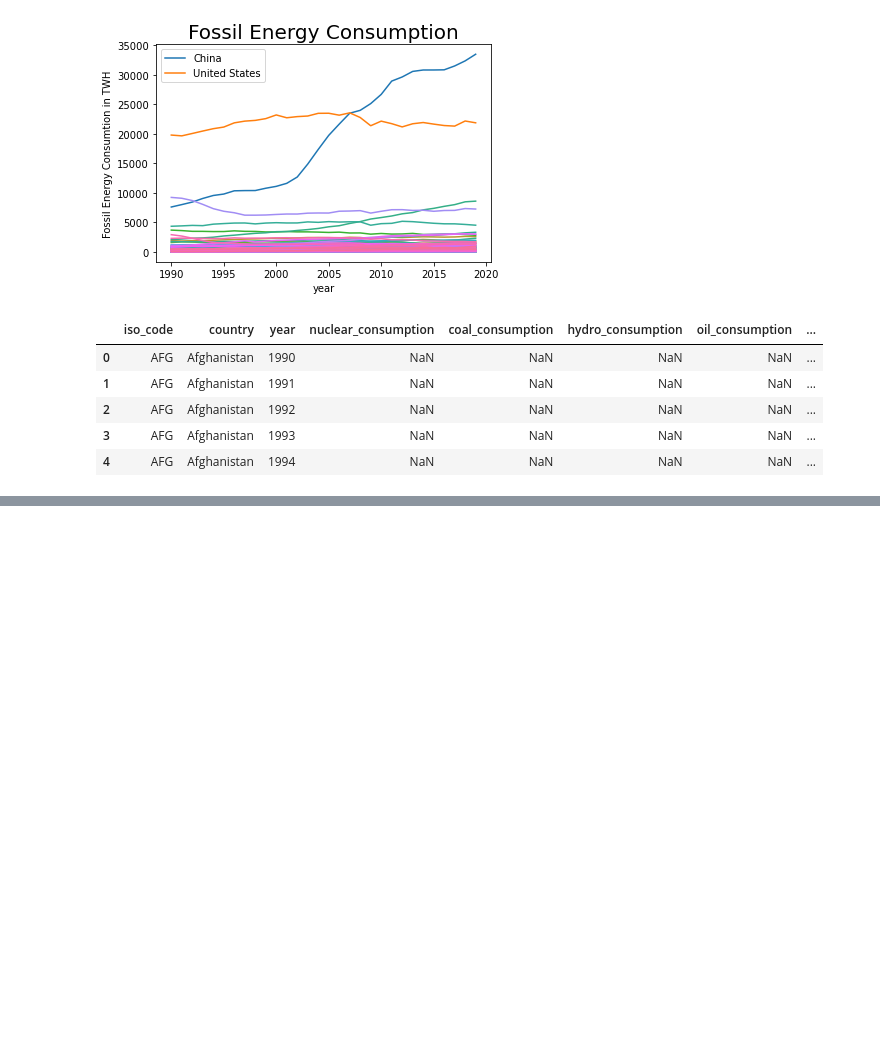
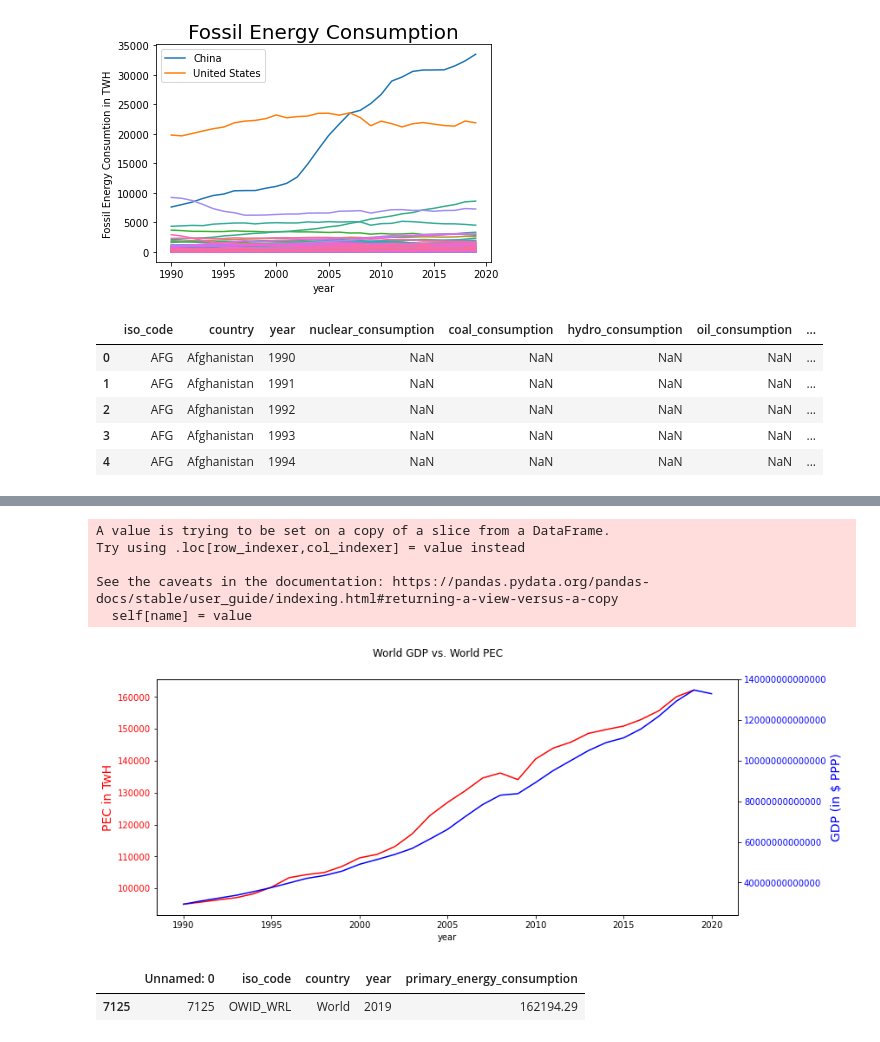
Before and after one commit to TeamGreenWave/capstone_project, a Jupyter notebook: eda.ipynb, the cells around one changed output, grey strips where cells are left out. Saved outputs shown, nothing was run; the diff lists cells and outputs as text; code cells hidden in the pictures; blank space fills up the shorter version.

```diff
--- a/eda.ipynb
+++ b/eda.ipynb
@@ -422,3 +457,8 @@ merged.head()
 | 2 | AFG | Afghanistan | 1992 | NaN | NaN | NaN | NaN | ... |
 | 3 | AFG | Afghanistan | 1993 | NaN | NaN | NaN | NaN | ... |
 | 4 | AFG | Afghanistan | 1994 | NaN | NaN | NaN | NaN | ... |
+# %%
+total_ec = pd.read_csv("data/total_primary_energy_consumption.csv")
+total_ec.sort_values(by="primary_energy_consumption", ascending=False).head() # ok, we need for the entire world...
+
+#would be also available for regions.
@@ -424,0 +472,2 @@ merged.head()
+# %%
+world_pec=total_ec[total_ec.country=="World"]
@@ -424,0 +505,3 @@ merged.head()
+# %%
+world_gdp = recent_gdp[recent_gdp.country_name=="World"]
+world_gdp
@@ -424,0 +542,31 @@ merged.head()
+# %%
+world_gdp.gdp= world_gdp.gdp.astype(float)
+# %% [output]
+A value is trying to be set on a copy of a slice from a DataFrame.
+Try using .loc[row_indexer,col_indexer] = value instead
+
+See the caveats in the documentation: https://pandas.pydata.org/pandas-docs/stable/user_guide/indexing.html#returning-a-view-versus-a-copy
+  self[name] = value
+# %%
+
+fig, ax1 = plt.subplots(figsize=(12,5))
+fig.suptitle("World GDP vs. World PEC")
+ax2 = ax1.twinx()
+ax1.plot(world_pec.year,world_pec.primary_energy_consumption,c="red")
+ax1.set(xlabel="year")
+ax1.set_ylabel("PEC in TwH",color="red", fontsize=14)
+ax1.tick_params(axis="y", labelcolor="red")
+
+
+ax2.plot(world_gdp.year,world_gdp["gdp"],c="blue")
+ax2.tick_params(axis="y", labelcolor="blue")
+ax2.set_ylabel("GDP (in $ PPP)",color="blue", fontsize=14)
+plt.ticklabel_format(style='plain')    # to prevent scientific notation.
+ax2.set_yticks(ticks=[])
+# %% [output]
+[figure, added]
+# %%
+world_pec[world_pec.year==2019]
+# %% [output]
+|  | Unnamed: 0 | iso_code | country | year | primary_energy_consumption |
+| 7125 | 7125 | OWID_WRL | World | 2019 | 162194.29 |
```
Also changed, not shown: parts of 21 cells of this notebook, 3 other files.
